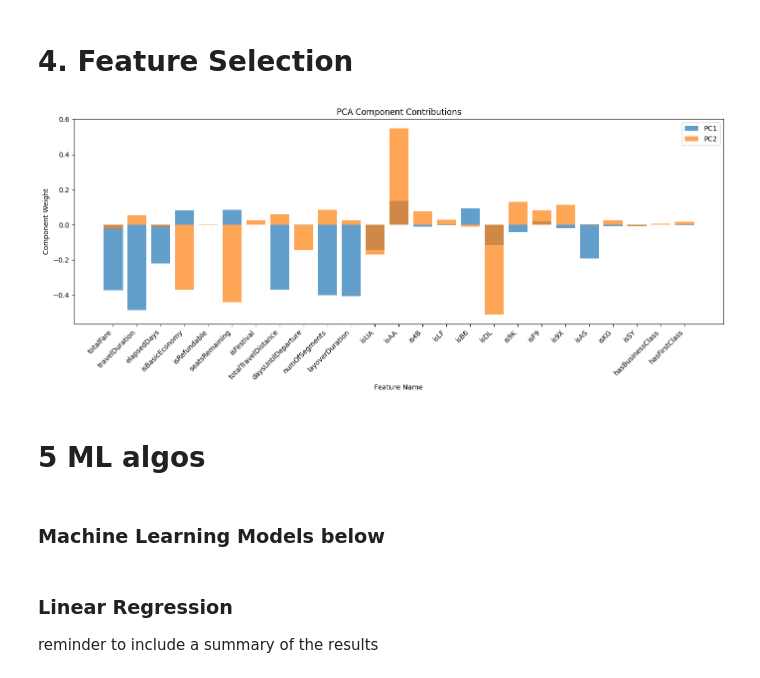
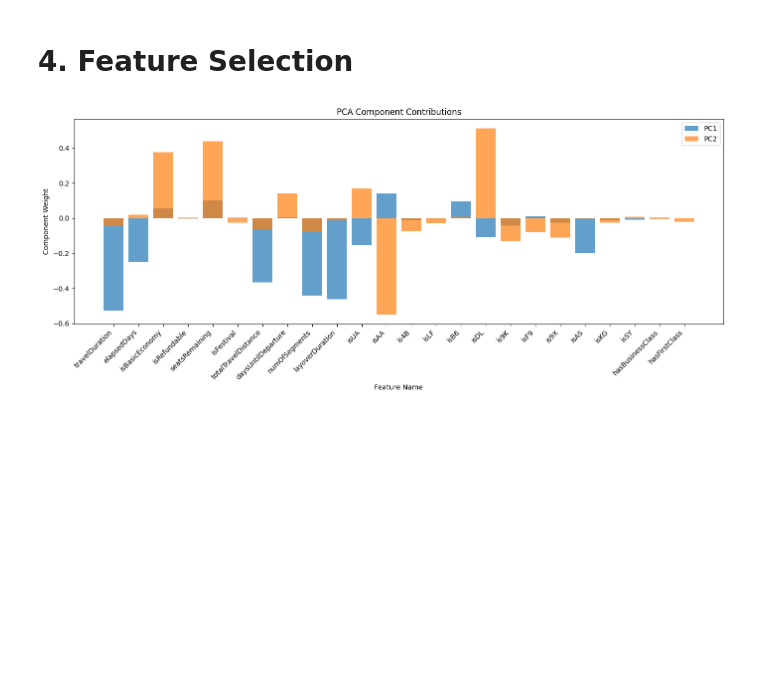
Before and after one commit to tngjody/bt4221-airfare-booking, a Jupyter notebook: BT4221_Group_20.ipynb, the cells around one changed output. Drawn from its saved outputs; the diff is of its cells as text; code cells hidden in the pictures; blank space fills up the shorter version.

Commit message:
feature selection & linear regression model

```diff
--- a/BT4221_Group_20.ipynb
+++ b/BT4221_Group_20.ipynb
@@ -1040,0 +1130,16 @@ run_pyspark_analysis(cleaned_flight_df)
+# %%
+cleaned_flight_df = cleaned_flight_df.withColumn(
+    "log_totalFare", log1p(col("totalFare"))
+)
+
+log_fares = cleaned_flight_df.select("log_totalFare").rdd.flatMap(lambda x: x).collect()
+
+# Plot histogram
+plt.figure(figsize=(8, 5))
+plt.hist(log_fares, bins=50, edgecolor="black")
+plt.title("Histogram of Log-Transformed Total Fare")
+plt.xlabel("log(1 + totalFare)")
+plt.ylabel("Frequency")
+plt.grid(True, linestyle="--", alpha=0.5)
+plt.tight_layout()
+plt.show()
@@ -1306,7 +1557,8 @@ Route LAX-BOS: 16197 tickets
 #### **Correlation Matrix of Numeric Features**
 # %%
 # 1. Select only numeric columns (int and double types)
-numeric_cols = [field.name for field in cleaned_flight_df.schema.fields if isinstance(field.dataType, NumericType)]
+numeric_cols = [field.name for field in cleaned_flight_df.schema.fields
+                if isinstance(field.dataType, NumericType)]
 
 cleaned_flight_df = cleaned_flight_df.dropna(subset=numeric_cols)
 
@@ -1368,43 +1620,43 @@ These insights can guide feature selection and model interpretation.
 # %% [markdown]
 # **4. Feature Selection**
 # %%
-# PCA
+# Drop totalFare and log_totalFare from the features used in PCA
+numeric_cols = [
+    col
+    for col, dtype in cleaned_flight_df.dtypes
+    if dtype in ("int", "double") and col != "totalFare" and col != "log_totalFare"
+]
 
+# Assemble features for PCA
+assembler = VectorAssembler(inputCols=numeric_cols, outputCol="features")
+df_vector = assembler.transform(cleaned_flight_df).select("features")
+
+# Standardize features
 standardizer = StandardScaler(inputCol="features", outputCol="scaled_features")
 standardizer_model = standardizer.fit(df_vector)
 scaled_df = standardizer_model.transform(df_vector)
 
-# 2. Apply PCA
+# Apply PCA
 pca = PCA(k=2, inputCol="scaled_features", outputCol="pca_features")
 pca_model = pca.fit(scaled_df)
 pca_df = pca_model.transform(scaled_df).select("pca_features")
 
-# 3. Extract PCA components
+# Extract PCA components
 pca_components = pca_model.pc.toArray()
 
-n_components_to_plot = pca_components.shape[1]  # Limit to the number of available components (k=2)
+n_components_to_plot = pca_components.shape[1]
+x = np.arange(len(numeric_cols))
 
-# Plot PCA components
 plt.figure(figsize=(14, 6))
-x = np.arange(len(numeric_cols))
 for i in range(n_components_to_plot):
-    plt.bar(x, pca_components[:, i], alpha=0.7, label=f'PC{i+1}')
+    plt.bar(x, pca_components[:, i], alpha=0.7, label=f"PC{i+1}")
 
-plt.xticks(ticks=x, labels=numeric_cols, rotation=45, ha='right')
+plt.xticks(ticks=x, labels=numeric_cols, rotation=45, ha="right")
 plt.title("PCA Component Contributions")
 plt.xlabel("Feature Name")
 plt.ylabel("Component Weight")
 plt.legend()
 plt.tight_layout()
 plt.show()
 # %% [output]
-[figure, old version]
+[figure, new version]
-# %% [markdown]
-# 5 ML algos
-# %% [markdown]
-### Machine Learning Models below
-# %% [markdown]
-### Linear Regression
-
-
-reminder to include a summary of the results
```
Also changed, not shown: parts of 37 cells of this notebook.
